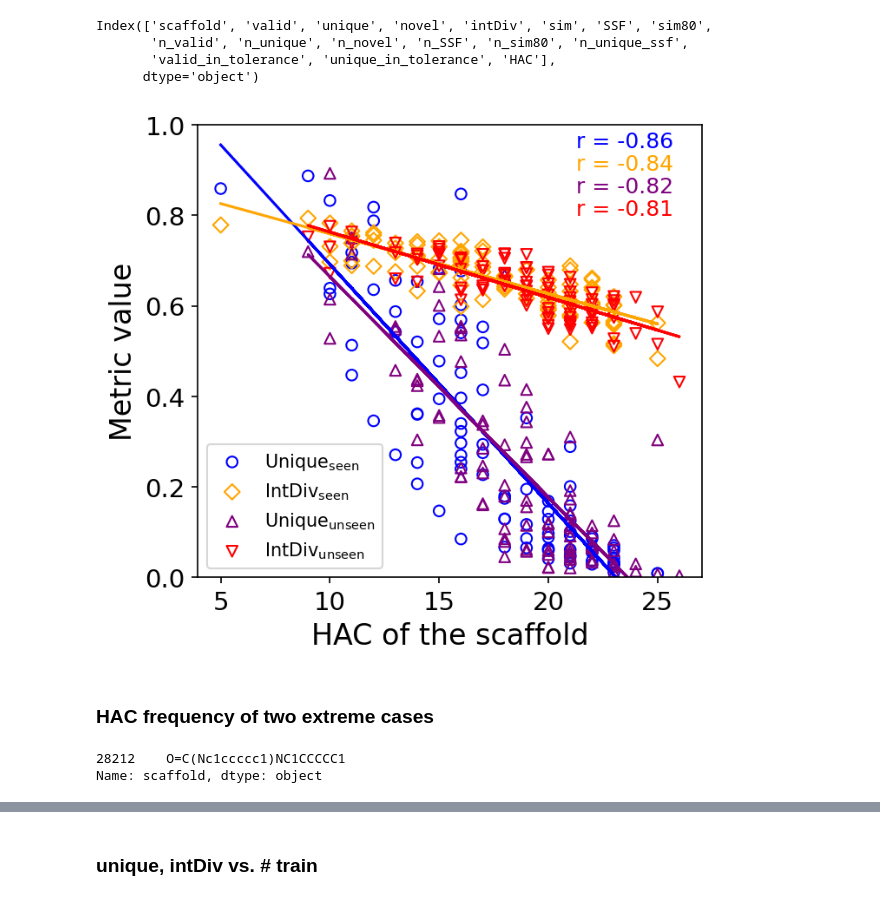
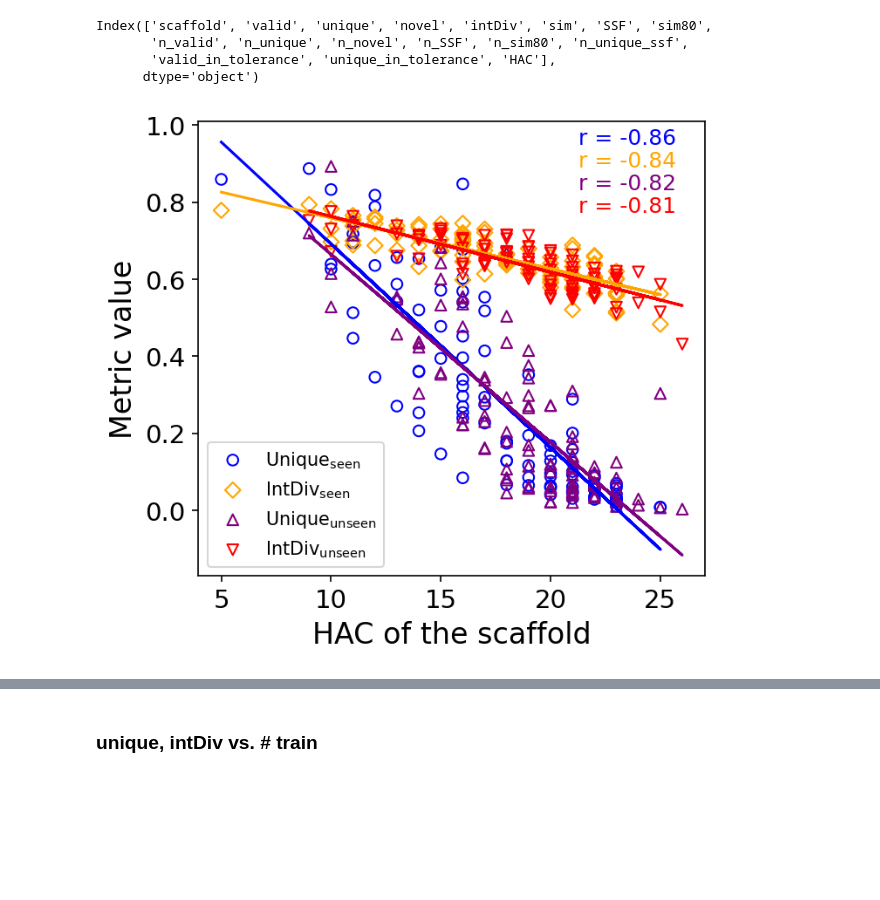
Before and after one commit to chaoting-sun/GCT-Plus, a Jupyter notebook: sca_sampling.ipynb, the cells around one changed output, grey strips where cells are left out. Saved outputs shown, nothing was run; the diff lists cells and outputs as text; code cells hidden in the pictures; blank space fills up the shorter version.

```diff
--- a/sca_sampling.ipynb
+++ b/sca_sampling.ipynb
@@ -17,22 +17,22 @@ import cairosvg
 import xml.etree.ElementTree as ET
 from Utils.smiles import murcko_scaffold
 # %%
-def add_hac(df, col='scaffold'):
-    mols = list(map(MolFromSmiles, df[col]))
+def add_hac(df):
+    mols = list(map(MolFromSmiles, df['scaffold']))
     df['HAC'] = list(map(HAC, mols))
     return df
 
 def plot_highlighted_smiles_group(
         smiles,
+        substructure_smiles,
         save_path,
         img_size,
-        substructure_smiles=None,
         n_per_mol=None,
         n_jobs=1,
         highlight_color=(0, 1, 0),
         descriptions=None
     ):
-
+    substructure = Chem.MolFromSmiles(substructure_smiles)
     molecules = list(map(Chem.MolFromSmiles, smiles))
 
     print(len(molecules))
@@ -40,7 +40,6 @@ def plot_highlighted_smiles_group(
     for mol in molecules:
         rdDepictor.Compute2DCoords(mol)
 
-    substructure = Chem.MolFromSmiles(substructure_smiles)
     highlights = []
     for mol in molecules:
         match = mol.GetSubstructMatch(substructure)
@@ -301,35 +291,31 @@ plt.ylabel('Metric value', fontsize=16)
 plt.xticks(np.arange(0, 25+1, 5), fontsize=14)
 plt.xticks(fontsize=14)
 plt.yticks(fontsize=14)
 # plt.legend(fontsize=10)
 plt.legend(fontsize=10, loc='lower left')
 
 m1, b1 = np.polyfit(hac1, unique1, deg=1)
 m2, b2 = np.polyfit(hac1, intdiv1, deg=1)
 plt.plot(hac1, m1*np.array(hac1) + b1, color='blue')
 plt.plot(hac1, m2*np.array(hac1) + b2, color='orange')
 
 m1, b1 = np.polyfit(hac2, unique2, deg=1)
 m2, b2 = np.polyfit(hac2, intdiv2, deg=1)
 plt.plot(hac2, m1*np.array(hac2) + b1, color='purple')
 plt.plot(hac2, m2*np.array(hac2) + b2, color='red')
 
-plt.ylim(0,1)
-
 
 r1_unique = np.corrcoef(hac1, unique1)[0, 1]
 r1_intdiv = np.corrcoef(hac1, intdiv1)[0, 1]
 r2_unique = np.corrcoef(hac2, unique2)[0, 1]
 r2_intdiv = np.corrcoef(hac2, intdiv2)[0, 1]
 
 plt.text(0.75, 0.95, rf'r = {r1_unique:.2f}', transform=plt.gca().transAxes, fontsize=12, color='blue')
 plt.text(0.75, 0.90, rf'r = {r1_intdiv:.2f}', transform=plt.gca().transAxes, fontsize=12, color='orange')
 plt.text(0.75, 0.85, rf'r = {r2_unique:.2f}', transform=plt.gca().transAxes, fontsize=12, color='purple')
 plt.text(0.75, 0.80, rf'r = {r2_intdiv:.2f}', transform=plt.gca().transAxes, fontsize=12, color='red')
 
 
 plt.show()
 # %% [output]
-[figure, old version]
+[figure, new version]
-# %% [markdown]
-### HAC frequency of two extreme cases
@@ -357,6 +321,0 @@ gen_large = gen_info(s=9)
-# %%
-gen_medium['scaffold'][:1]
-# O=C(Nc1ccccc1)NC1CCCCC1 -> HAC = 16
-# %% [output]
-28212    O=C(Nc1ccccc1)NC1CCCCC1
-Name: scaffold, dtype: object
```
Also changed, not shown: parts of 25 cells of this notebook, 41 other files.
